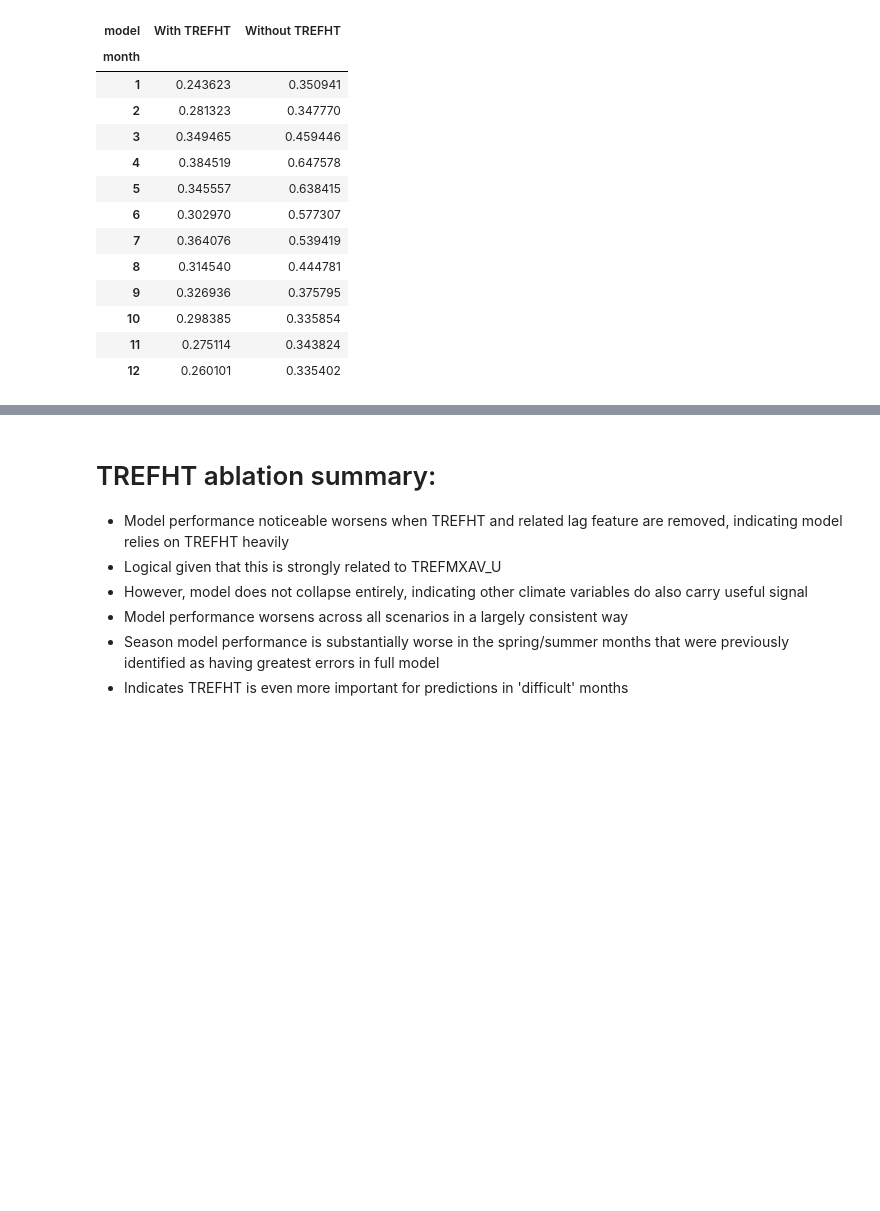
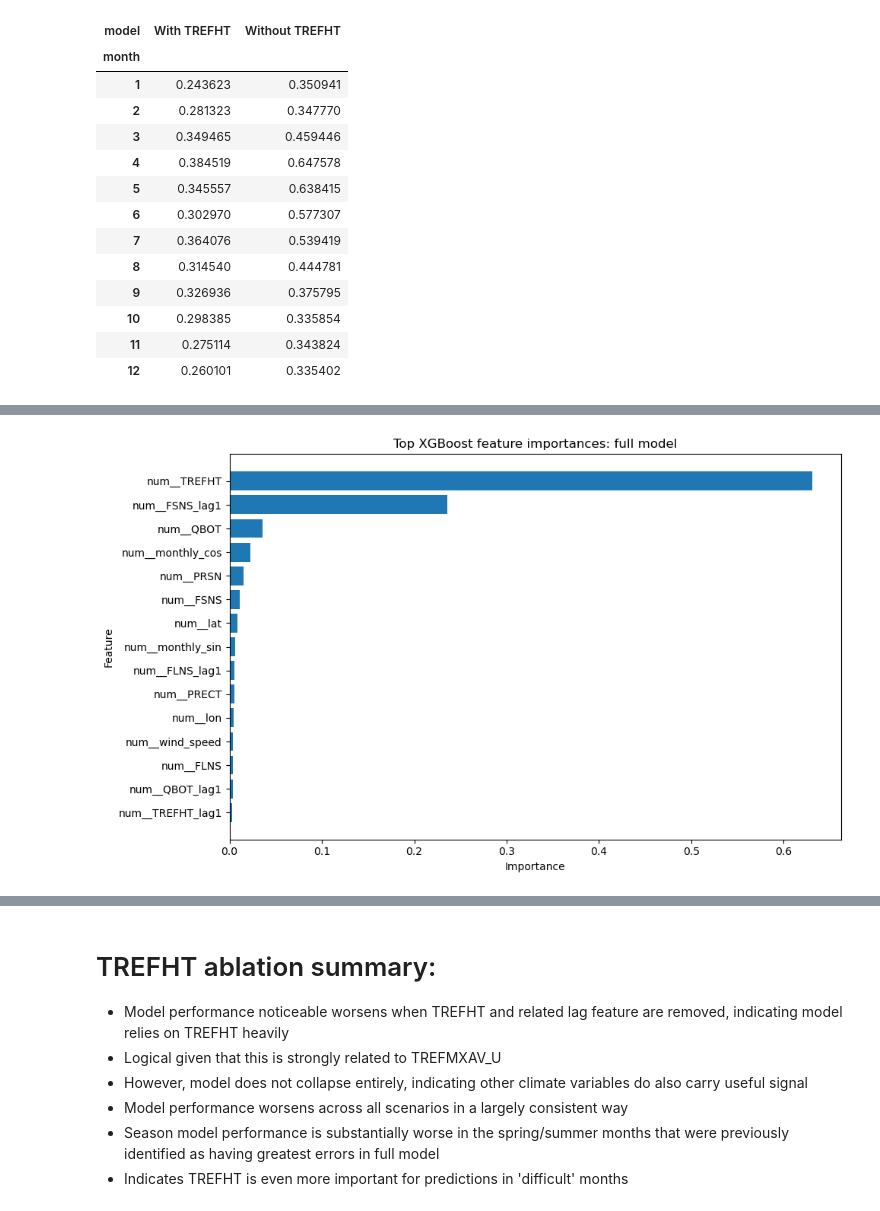
Before and after one commit to Jacob-DS-1/eds_project2, a Jupyter notebook: notebooks/03_modelling_xgboost.ipynb, the cells around one changed output, grey strips where cells are left out. Saved outputs shown, nothing was run; the diff lists cells and outputs as text; code cells hidden in the pictures; blank space fills up the shorter version.

Commit message:
Add full and reduced model feature importance analysis

```diff
--- a/notebooks/03_modelling_xgboost.ipynb
+++ b/notebooks/03_modelling_xgboost.ipynb
@@ -1000,0 +1000,12 @@ monthly_compare.to_csv(TABLES_DIR / "trefht_ablation_monthly_comparison.csv", in
+# %%
+# Full model
+
+full_model = full_results["pipeline"].named_steps["model"]
+full_feature_names = full_results["pipeline"].named_steps["preprocess"].get_feature_names_out()
+
+full_importance_df = pd.DataFrame({
+    "feature": full_feature_names,
+    "importance": full_model.feature_importances_
+}).sort_values("importance", ascending=False)
+
+full_importance_df.head(20)
@@ -1000,0 +1060,14 @@ monthly_compare.to_csv(TABLES_DIR / "trefht_ablation_monthly_comparison.csv", in
+# %%
+top_n = 15
+plot_df = full_importance_df.head(top_n).sort_values("importance")
+
+plt.figure(figsize=(10, 6))
+plt.barh(plot_df["feature"], plot_df["importance"])
+plt.xlabel("Importance")
+plt.ylabel("Feature")
+plt.title("Top XGBoost feature importances: full model")
+plt.tight_layout()
+plt.savefig(FIGURES_DIR / "xgb_feature_importance_full_model.png", dpi=300, bbox_inches="tight")
+plt.show()
+# %% [output]
+[figure, added]
```
Also changed, not shown: parts of 8 cells of this notebook.
